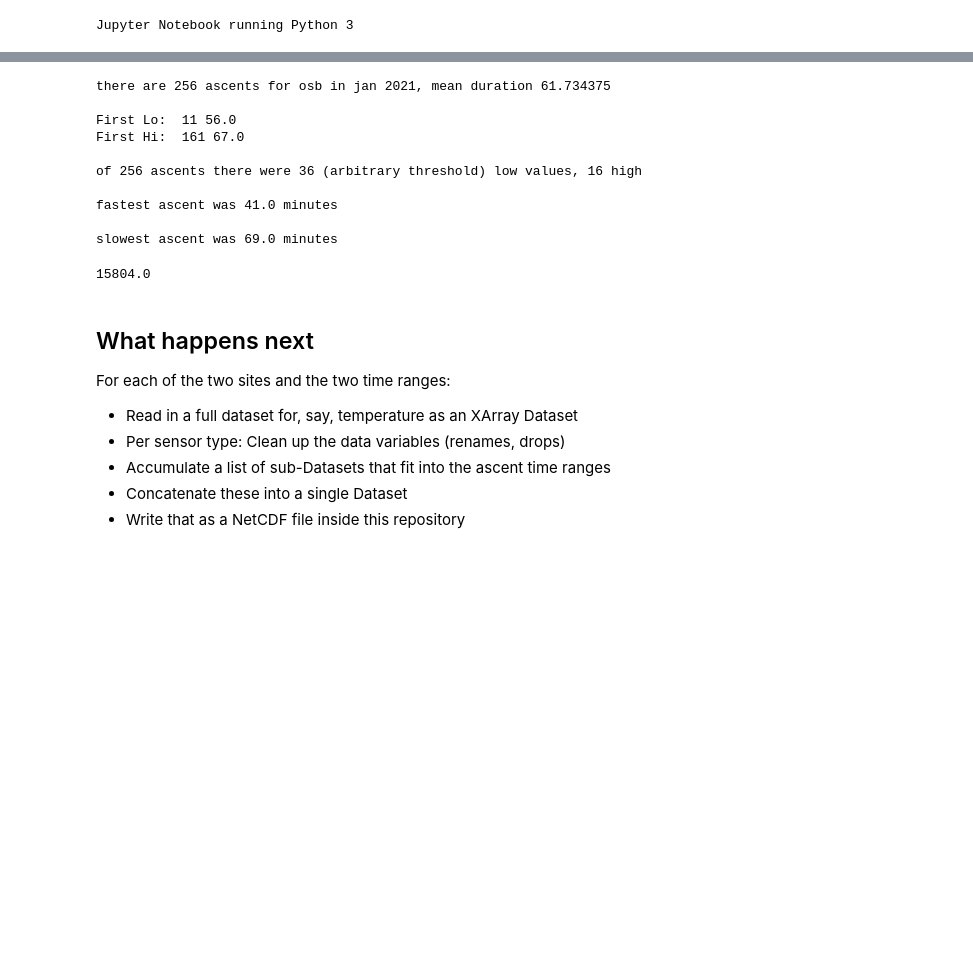
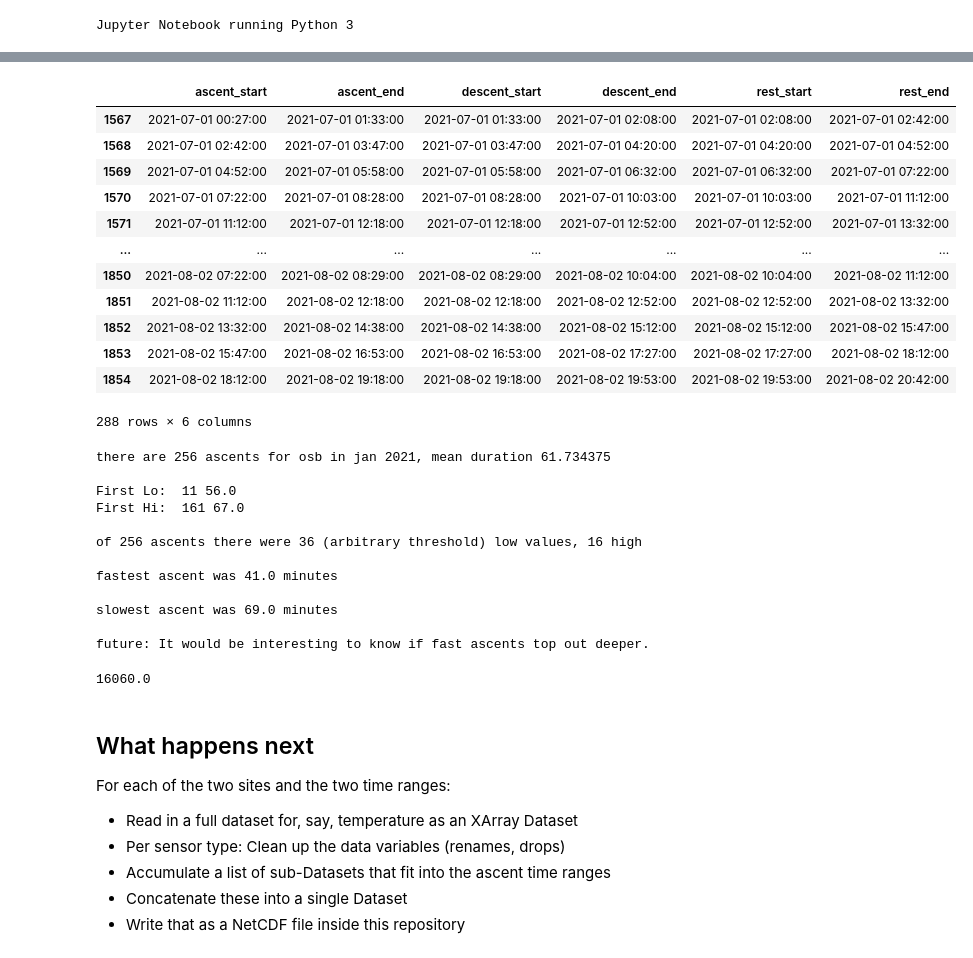
Before and after one commit to robfatland/oceanprior, a Jupyter notebook: Ocean 01 E Generate Small Datasets.ipynb, the cells around one changed output, grey strips where cells are left out. Drawn from its saved outputs; the diff is of its cells as text; code cells hidden in the pictures; blank space fills up the shorter version.

```diff
--- a/Ocean 01 E Generate Small Datasets.ipynb
+++ b/Ocean 01 E Generate Small Datasets.ipynb
@@ -65,3 +97,19 @@ df_osb2021
+# %%
+df_osb2021[1567:]
+# %% [output]
+|  | ascent_start | ascent_end | descent_start | descent_end | rest_start | rest_end |
+| 1567 | 2021-07-01 00:27:00 | 2021-07-01 01:33:00 | 2021-07-01 01:33:00 | 2021-07-01 02:08:00 | 2021-07-01 02:08:00 | 2021-07-01 02:42:00 |
+| 1568 | 2021-07-01 02:42:00 | 2021-07-01 03:47:00 | 2021-07-01 03:47:00 | 2021-07-01 04:20:00 | 2021-07-01 04:20:00 | 2021-07-01 04:52:00 |
+| 1569 | 2021-07-01 04:52:00 | 2021-07-01 05:58:00 | 2021-07-01 05:58:00 | 2021-07-01 06:32:00 | 2021-07-01 06:32:00 | 2021-07-01 07:22:00 |
+| 1570 | 2021-07-01 07:22:00 | 2021-07-01 08:28:00 | 2021-07-01 08:28:00 | 2021-07-01 10:03:00 | 2021-07-01 10:03:00 | 2021-07-01 11:12:00 |
+| 1571 | 2021-07-01 11:12:00 | 2021-07-01 12:18:00 | 2021-07-01 12:18:00 | 2021-07-01 12:52:00 | 2021-07-01 12:52:00 | 2021-07-01 13:32:00 |
+| ... | ... | ... | ... | ... | ... | ... |
+| 1850 | 2021-08-02 07:22:00 | 2021-08-02 08:29:00 | 2021-08-02 08:29:00 | 2021-08-02 10:04:00 | 2021-08-02 10:04:00 | 2021-08-02 11:12:00 |
+| 1851 | 2021-08-02 11:12:00 | 2021-08-02 12:18:00 | 2021-08-02 12:18:00 | 2021-08-02 12:52:00 | 2021-08-02 12:52:00 | 2021-08-02 13:32:00 |
+| 1852 | 2021-08-02 13:32:00 | 2021-08-02 14:38:00 | 2021-08-02 14:38:00 | 2021-08-02 15:12:00 | 2021-08-02 15:12:00 | 2021-08-02 15:47:00 |
+| 1853 | 2021-08-02 15:47:00 | 2021-08-02 16:53:00 | 2021-08-02 16:53:00 | 2021-08-02 17:27:00 | 2021-08-02 17:27:00 | 2021-08-02 18:12:00 |
+| 1854 | 2021-08-02 18:12:00 | 2021-08-02 19:18:00 | 2021-08-02 19:18:00 | 2021-08-02 19:53:00 | 2021-08-02 19:53:00 | 2021-08-02 20:42:00 |
+288 rows × 6 columns
 # %%
 # generate four dataframes of profiles: (osb, axb) x (Jan 2021, Jul 2021)
 tRangeJan1, tRangeFeb1 = dt64('2021-01-01'), dt64('2021-02-01')
@@ -101,25 +149,26 @@ print('\nthere are', n_ascents, 'ascents for osb in jan 2021, mean duration', \
 
 # Prepare to scan all 256 profiles for anomalous time durations: outside (mean +- threshold) minutes
 mdenom = td64(1, "m")
-mean_ascent_time = ascdurs_osb_jan_mean/mdenom            # converts to float (in minutes)
+mean_ascent_time = durations_osb_jan_mean/mdenom            # converts to float (in minutes)
 the_threshold = 5.
 
 # further the diagnostics
 nHi, nLo, minVal, maxVal = 0, 0, 1000000000000000000, 0
 for i in range(n_ascents):
-    ascent_duration = ascdurs_osb_jan_series[i]/mdenom
+    ascent_duration = durations_osb_jan_series[i]/mdenom
     if ascent_duration > mean_ascent_time + the_threshold:
         nHi += 1
-        if nHi == 1: print('First Hi: ', i, ascdurs_osb_jan_series[i]/mdenom)
+        if nHi == 1: print('First Hi: ', i, durations_osb_jan_series[i]/mdenom)
     if ascent_duration < mean_ascent_time - the_threshold:
         nLo += 1
-        if nLo == 1: print('First Lo: ', i, ascdurs_osb_jan_series[i]/mdenom)
+        if nLo == 1: print('First Lo: ', i, durations_osb_jan_series[i]/mdenom)
     if ascent_duration > maxVal: maxVal = ascent_duration
     if ascent_duration < minVal: minVal = ascent_duration
 
 print("\nof", n_ascents, "ascents there were", nLo, "(arbitrary threshold) low values,", nHi, "high\n")
 print("fastest ascent was", minVal, "minutes\n")
 print("slowest ascent was", maxVal, "minutes\n")
+print("future: It would be interesting to know if fast ascents top out deeper.\n")
 # %% [output]
 there are 256 ascents for osb in jan 2021, mean duration 61.734375
 
@@ -131,10 +180,12 @@ of 256 ascents there were 36 (arbitrary threshold) low values, 16 high
 fastest ascent was 41.0 minutes
 
 slowest ascent was 69.0 minutes
+
+future: It would be interesting to know if fast ascents top out deeper.
 # %%
-print(61.734375*256)
+print(62.734375*256)
 # %% [output]
-15804.0
+16060.0
 # %% [markdown]
 ## What happens next
 
```
Also changed, not shown: parts of 11 cells of this notebook, 8 other files.
